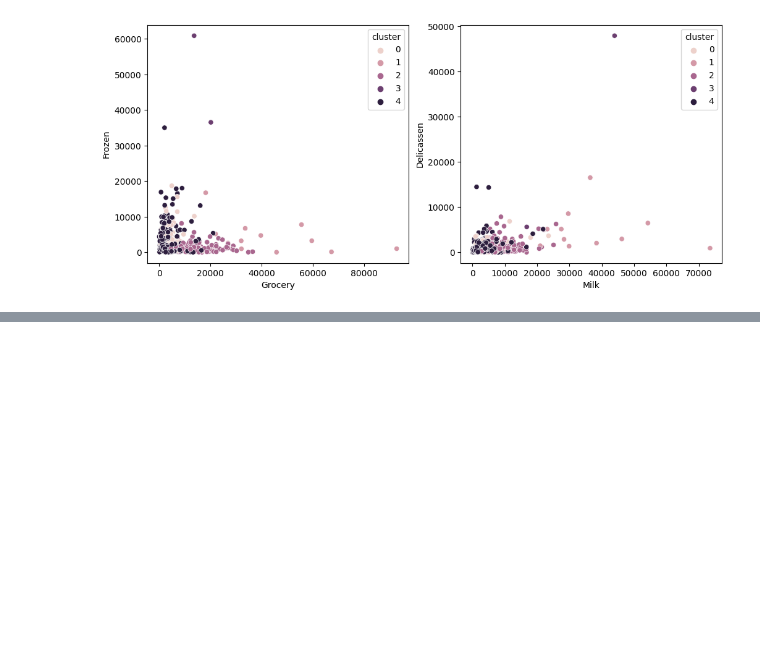
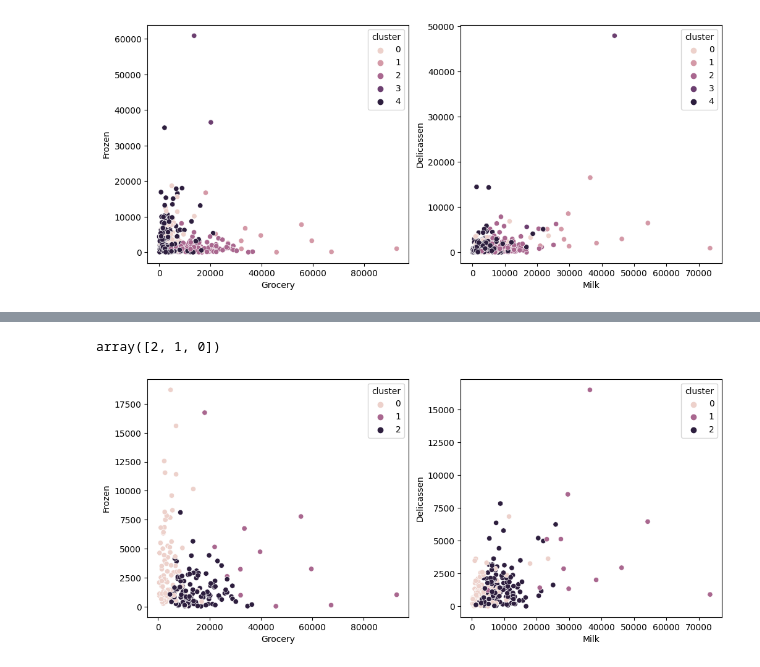
Before and after one commit to leekyuyoung20221226/python, a Jupyter notebook: 머신러닝2_3일차.ipynb, the cells around one changed output, grey strips where cells are left out. Cells and saved outputs as stored; diff of their text form; code cells hidden in the pictures; blank space fills up the shorter version.

```diff
--- a/머신러닝2_3일차.ipynb
+++ b/머신러닝2_3일차.ipynb
@@ -312,0 +322,19 @@ plt.show()
+# %%
+mask = (df['cluster'] == 3) | (df['cluster'] == 4)
+df2 = df[~mask]
+# %%
+df2['cluster'].unique()
+# %% [output]
+array([2, 1, 0])
+# %%
+plt.figure(figsize=(12,5))
+
+plt.subplot(1,2,1)
+sns.scatterplot(data = df2, x='Grocery', y='Frozen',hue = 'cluster')
+
+plt.subplot(1,2,2)
+sns.scatterplot(data = df2, x='Milk', y='Delicassen',hue = 'cluster')
+
+plt.show()
+# %% [output]
+[figure, added]
```
Also changed, not shown: parts of 30 cells of this notebook.
